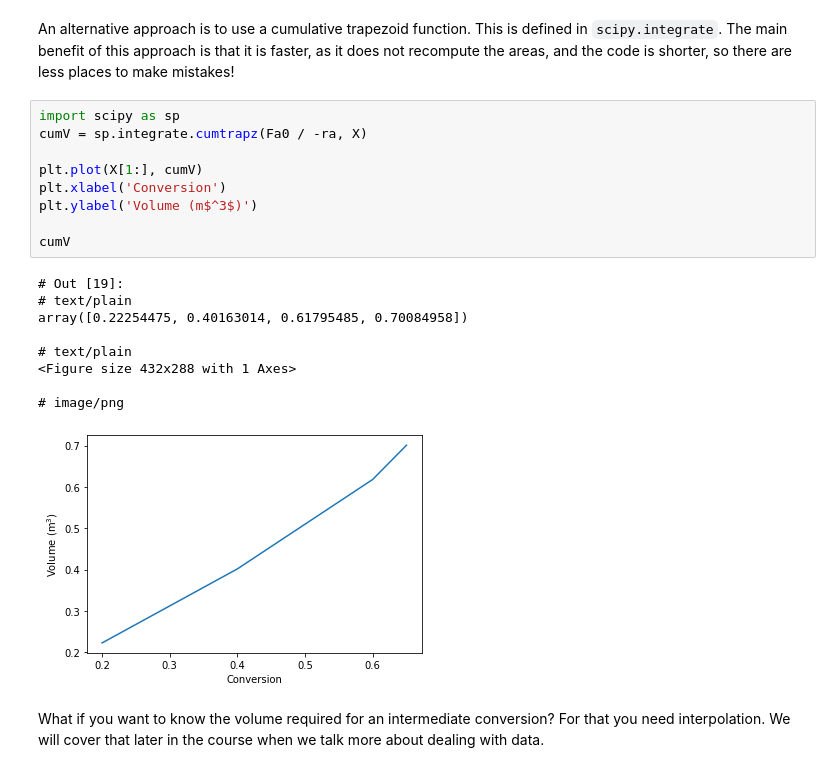
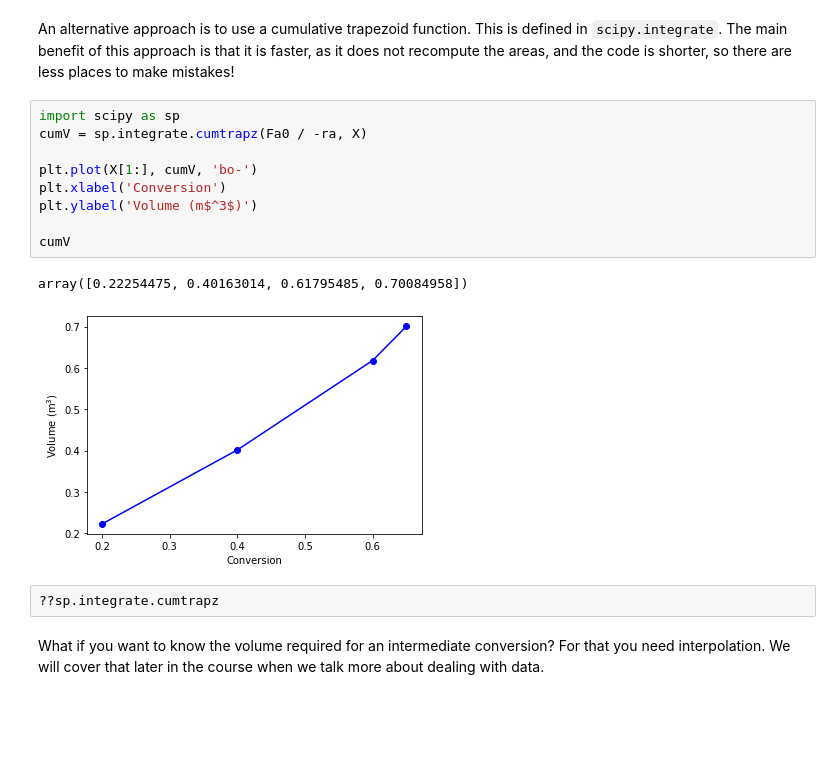
Before and after one commit to jkitchin/f19-06623, a Jupyter notebook: lectures/02-integration-1.ipynb, the cells around one changed output. Cells and saved outputs as stored; diff of their text form; blank space fills up the shorter version.

```diff
--- a/lectures/02-integration-1.ipynb
+++ b/lectures/02-integration-1.ipynb
@@ -292,22 +283,17 @@ An alternative approach is to use a cumulative trapezoid function. This is defin
 # %%
 import scipy as sp
 cumV = sp.integrate.cumtrapz(Fa0 / -ra, X)
 
-plt.plot(X[1:], cumV)
+plt.plot(X[1:], cumV, 'bo-')
 plt.xlabel('Conversion')
 plt.ylabel('Volume (m$^3$)')
 
 cumV
 # %% [output]
-# Out [19]:
-# text/plain
 array([0.22254475, 0.40163014, 0.61795485, 0.70084958])
-
-# text/plain
-<Figure size 432x288 with 1 Axes>
-
-# image/png
-[figure, old version]
+[figure, new version]
+# %%
+??sp.integrate.cumtrapz
 # %% [markdown]
 What if you want to know the volume required for an intermediate conversion? For that you need interpolation. We will cover that later in the course when we talk more about dealing with data.
 # %% [markdown]
```
Also changed, not shown: parts of 32 cells of this notebook.
